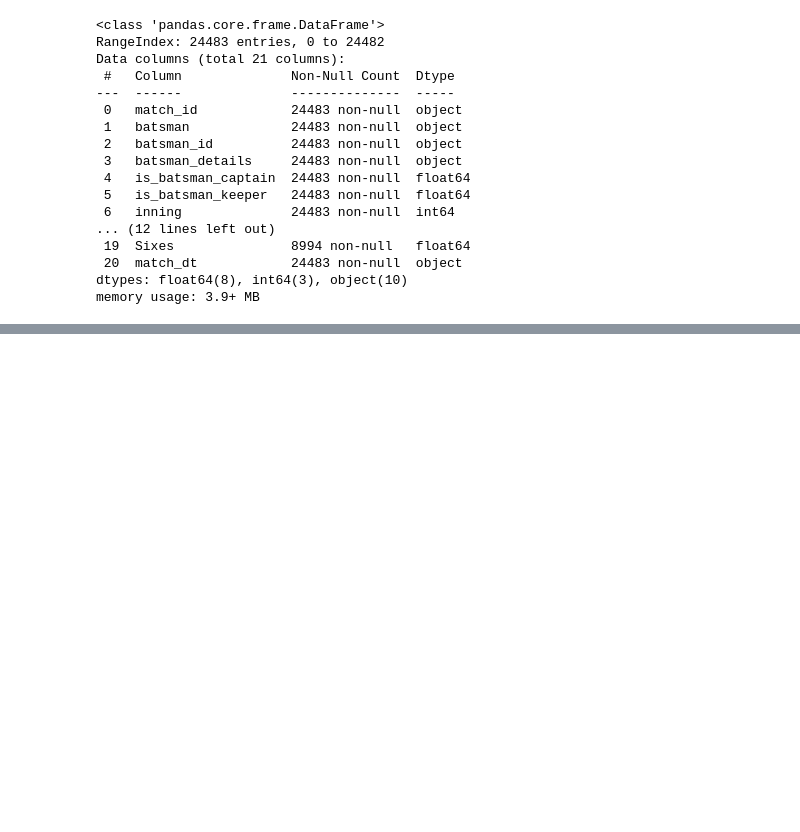
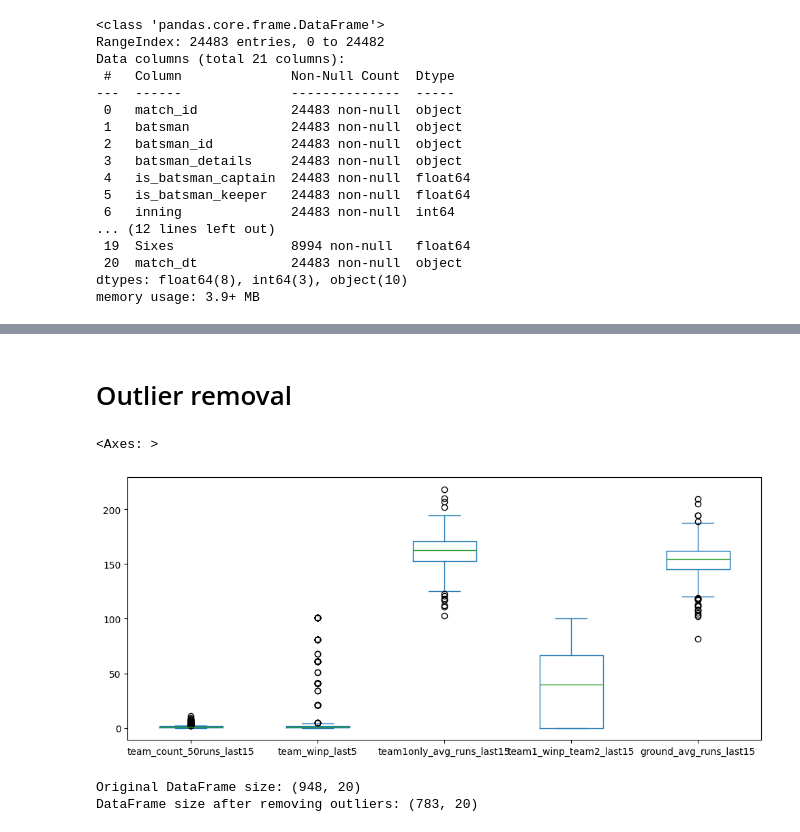
Before and after one commit to arpitkumar2004/American_Express_Project, a Jupyter notebook: Python file/Eda_code.ipynb, the cells around one changed output, grey strips where cells are left out. Saved outputs shown, nothing was run; the diff lists cells and outputs as text; code cells hidden in the pictures; blank space fills up the shorter version.

```diff
--- a/Python file/Eda_code.ipynb
+++ b/Python file/Eda_code.ipynb
@@ -226,0 +312,4 @@ Report batsman_Report.html was generated! NOTEBOOK/COLAB USERS: the web browser
+# %%
+unusable_features_list = ['team1','team2','winner']
+df_dropped_unusable_data = train_data.drop(columns=unusable_features_list)
+df_dropped_unusable_data.info()
@@ -226,0 +350,32 @@ Report batsman_Report.html was generated! NOTEBOOK/COLAB USERS: the web browser
+# %%
+# filling the null datapoints of column team1only_avg_runs_last15 with the average of column ground_avg_runs_last15's datapoint of same ground_id
+
+# Calculate the average of ground_avg_runs_last15 for each ground_id
+
+ground_avg_per_ground = df_dropped_unusable_data.groupby('ground_id')['ground_avg_runs_last15'].mean()
+
+# Define a function to fill the null values
+def fill_null_with_ground_avg(row):
+    if pd.isnull(row['ground_avg_runs_last15']):
+        return ground_avg_per_ground[row['ground_id']]
+    else:
+        return row['ground_avg_runs_last15']
+
+# Apply the function to fill the null values
+df_dropped_unusable_data['ground_avg_runs_last15'] = df_dropped_unusable_data.apply(fill_null_with_ground_avg, axis=1)
+# %%
+# Define a function to fill the null values
+def fill_null_with_ground_avg(row):
+    if pd.isnull(row['team1only_avg_runs_last15']):
+        return ground_avg_per_ground[row['ground_id']]
+    else:
+        return row['team1only_avg_runs_last15']
+
+# Apply the function to fill the null values
+df_dropped_unusable_data['team1only_avg_runs_last15'] = df_dropped_unusable_data.apply(fill_null_with_ground_avg, axis=1)
+# %%
+# Rest of the null value fill with the median
+median = df_dropped_unusable_data['ground_avg_runs_last15'].median()
+df_dropped_unusable_data['ground_avg_runs_last15'].fillna(median, inplace=True) # option 3
+df_dropped_unusable_data['team1only_avg_runs_last15'].fillna(median,inplace=True)
+df_dropped_unusable_data.info()
@@ -226,0 +400,41 @@ Report batsman_Report.html was generated! NOTEBOOK/COLAB USERS: the web browser
+# %% [markdown]
+# Outlier removal
+# %%
+df_dropped_unusable_data.plot(kind='box',figsize=(12,5))
+# %% [output]
+<Axes: >
+[figure, added]
+# %%
+# Function to remove outliers based on IQR method
+def remove_outliers(df):
+    # Get the numerical columns in the DataFrame
+    numerical_cols = df.select_dtypes(include=['float64', 'int64']).columns
+
+    for col in numerical_cols:
+        # Calculate Q1 (25th percentile) and Q3 (75th percentile) for the column
+        Q1 = df[col].quantile(0.25)
+        Q3 = df[col].quantile(0.75)
+
+        # Calculate IQR (Interquartile Range)
+        IQR = Q3 - Q1
+
+        # Define the lower and upper bounds for outliers
+        lower_bound = Q1 - 1.5 * IQR
+        upper_bound = Q3 + 1.5 * IQR
+
+        # Filter out the outliers
+        df = df[(df[col] >= lower_bound) & (df[col] <= upper_bound)]
+
+    return df
+
+
+# Remove outliers for all numerical columns
+df_no_outliers = remove_outliers(df_dropped_unusable_data)
+
+# Check the result
+# print(df_no_outliers.head(3))
+print(f"Original DataFrame size: {df_dropped_unusable_data.shape}")
+print(f"DataFrame size after removing outliers: {df_no_outliers.shape}")
+# %% [output]
+Original DataFrame size: (948, 20)
+DataFrame size after removing outliers: (783, 20)
```
Also changed, not shown: parts of 20 cells of this notebook, 1 other file.
